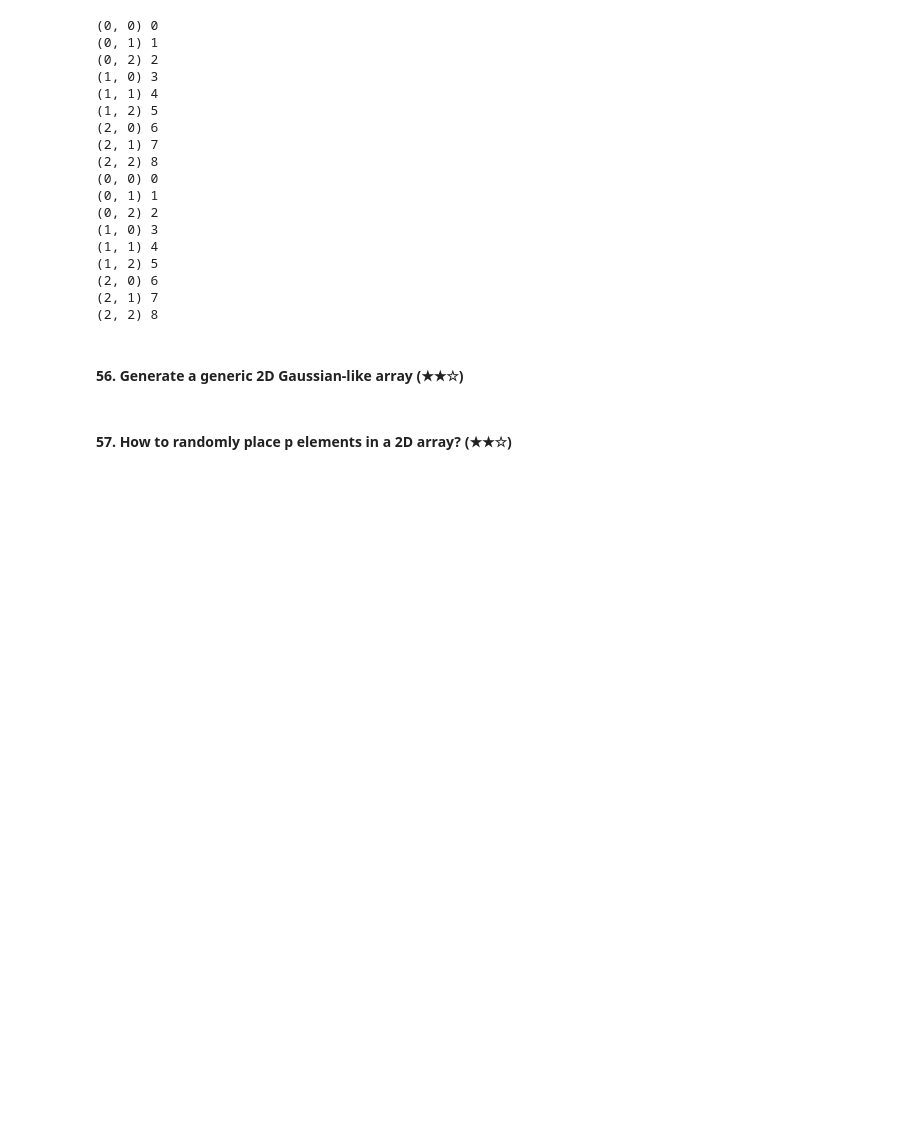
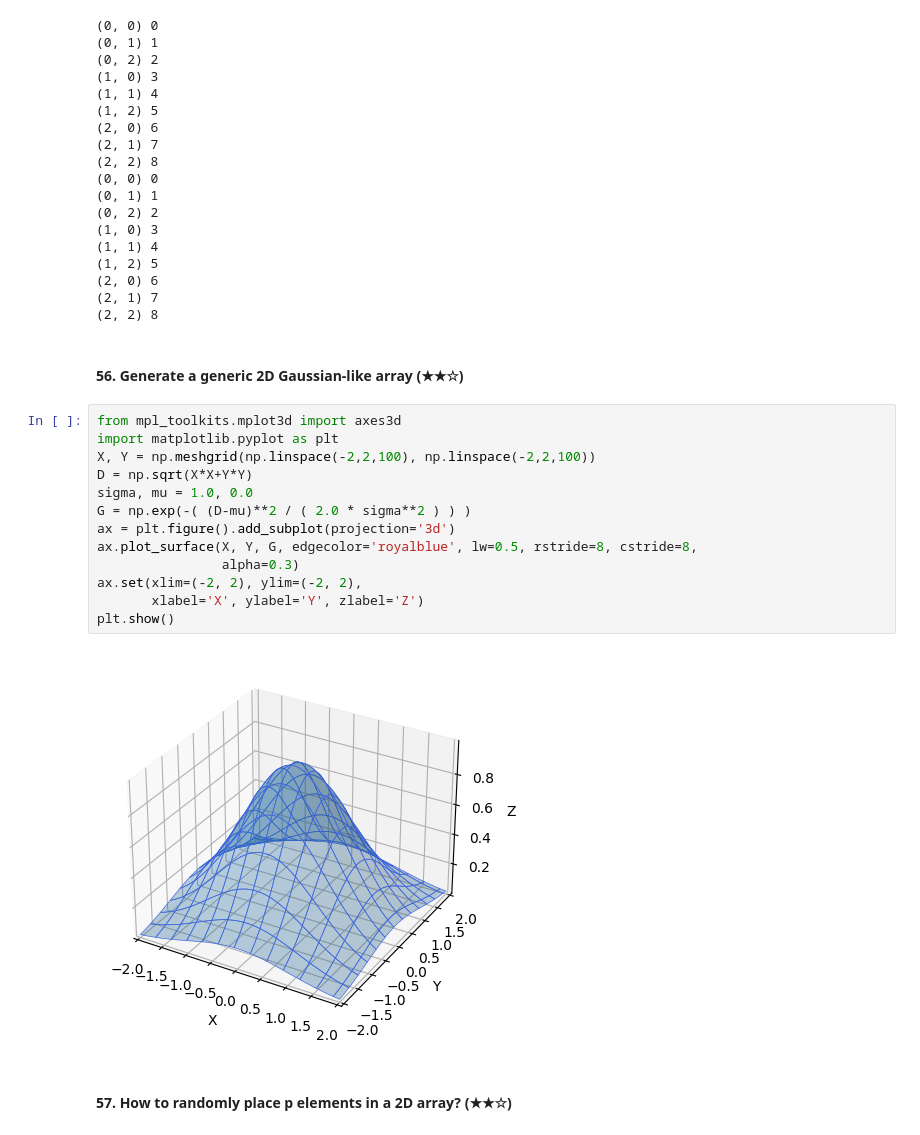
Before and after one commit to Clai101/Comp_Ph, a Jupyter notebook: 100_Numpy_exercises.ipynb, the cells around one changed output. Drawn from its saved outputs; the diff is of its cells as text; blank space fills up the shorter version.

```diff
--- a/100_Numpy_exercises.ipynb
+++ b/100_Numpy_exercises.ipynb
@@ -689,5 +689,20 @@ for index in np.ndindex(Z.shape):
 (2, 2) 8
 # %% [markdown]
 #### 56. Generate a generic 2D Gaussian-like array (★★☆)
+# %%
+from mpl_toolkits.mplot3d import axes3d
+import matplotlib.pyplot as plt
+X, Y = np.meshgrid(np.linspace(-2,2,100), np.linspace(-2,2,100))
+D = np.sqrt(X*X+Y*Y)
+sigma, mu = 1.0, 0.0
+G = np.exp(-( (D-mu)**2 / ( 2.0 * sigma**2 ) ) )
+ax = plt.figure().add_subplot(projection='3d')
+ax.plot_surface(X, Y, G, edgecolor='royalblue', lw=0.5, rstride=8, cstride=8,
+                alpha=0.3)
+ax.set(xlim=(-2, 2), ylim=(-2, 2),
+       xlabel='X', ylabel='Y', zlabel='Z')
+plt.show()
+# %% [output]
+[figure, added]
 # %% [markdown]
 #### 57. How to randomly place p elements in a 2D array? (★★☆)
```
Also changed, not shown: parts of 1 cell of this notebook.
